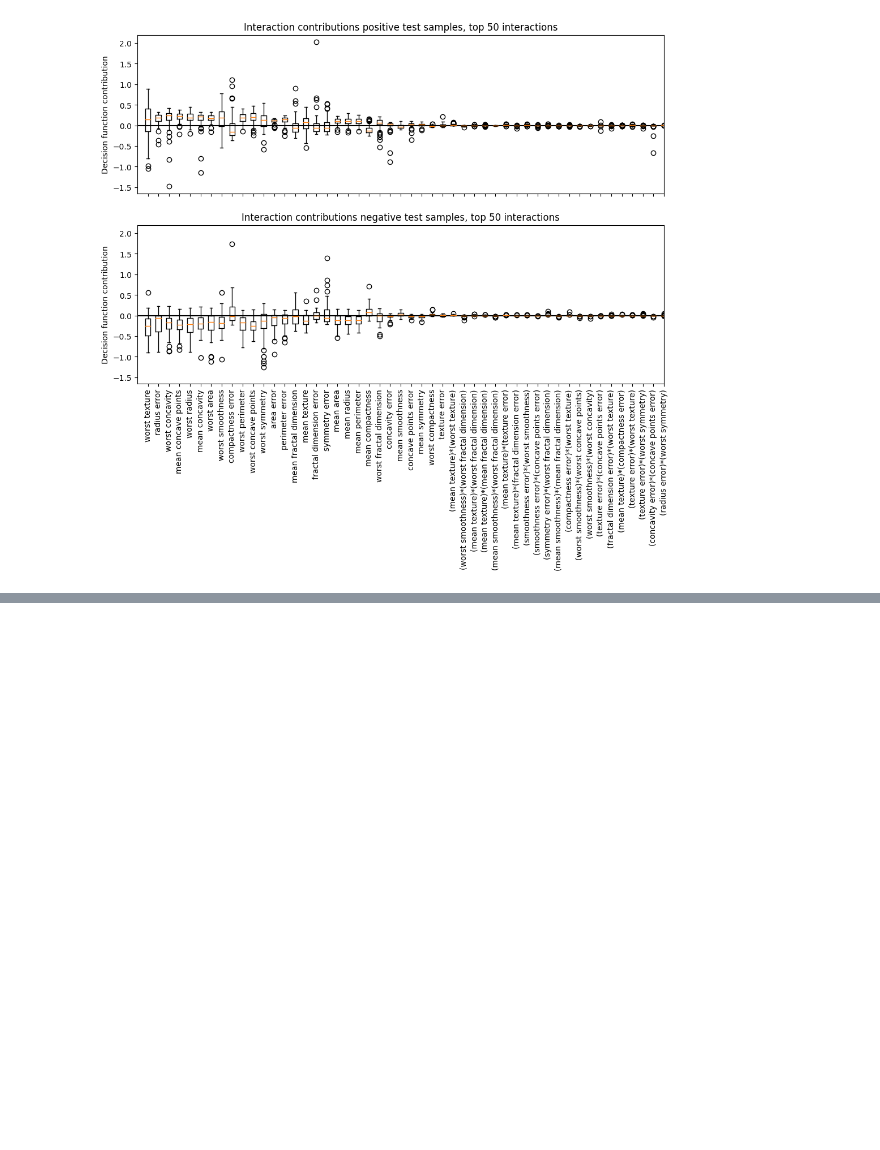
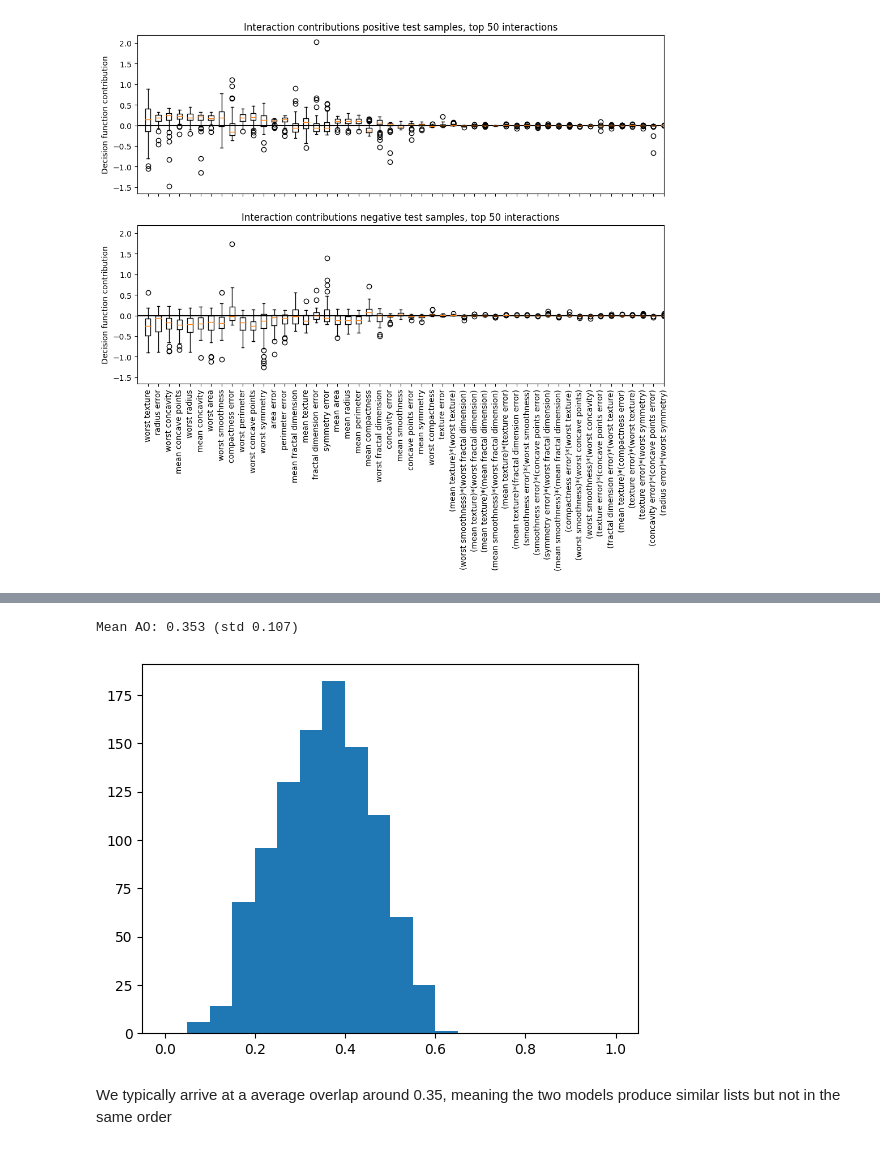
Before and after one commit to rikardvinge/explainpolysvm, a Jupyter notebook: examples/wisconsin_breast_cancer_dataset/interaction_importance_wbc.ipynb, the cells around one changed output, grey strips where cells are left out. Cells and saved outputs as stored; diff of their text form; code cells hidden in the pictures; blank space fills up the shorter version.

Commit message:
Include comparison with linear SVM for WBC example

```diff
--- a/examples/wisconsin_breast_cancer_dataset/interaction_importance_wbc.ipynb
+++ b/examples/wisconsin_breast_cancer_dataset/interaction_importance_wbc.ipynb
@@ -247,0 +254,46 @@ plt.show()
+# %%
+# Compare the top-N features
+
+n_features_compare = 10
+n_tries = 1000
+p = 0.9
+
+feat_importance, feat_names, sort_order = es.feature_importance(format_names=True,
+                                                       magnitude=True,
+                                                       include_intercept=False,
+                                                       sort=True)
+top10_important = sort_order[0:n_features_compare]
+
+scaler = StandardScaler()
+
+data = load_breast_cancer()
+X, y = data.data, data.target
+
+rbos = []
+for n_try in np.arange(n_tries):
+    X_train, X_test, y_train, y_test = train_test_split(X, y)#, random_state=42)
+
+    X_train = scaler.fit_transform(X_train)
+    X_test = scaler.transform(X_test)
+
+    clf = SVC(kernel='linear', C=C_best, gamma='scale')
+    clf.fit(X_train, y_train)
+
+    importance_sorted_idx = np.argsort(np.abs(clf.coef_[0]))[::-1][0:n_features_compare]
+
+    # Compare with ExpSVM
+    rbo = []
+    for d in np.arange(1,n_features_compare):
+        frac_overlap = (p**(d-1))*len(set(sort_order[0:d]).intersection(set(importance_sorted_idx[0:d])))/d
+        rbo.append(frac_overlap)
+    rbos.append(np.mean(rbo))
+
+print('Mean AO: {:.3f} (std {:.3f})'.format(np.mean(rbos), np.std(rbos)))
+delta = 0.05
+plt.hist(rbos, bins=np.arange(0,1+delta, delta))
+plt.show()
+# %% [output]
+Mean AO: 0.353 (std 0.107)
+[figure, added]
+# %% [markdown]
+We typically arrive at a average overlap around 0.35, meaning the two models produce similar lists but not in the same order
```
Also changed, not shown: parts of 1 cell of this notebook, 16 other files.
